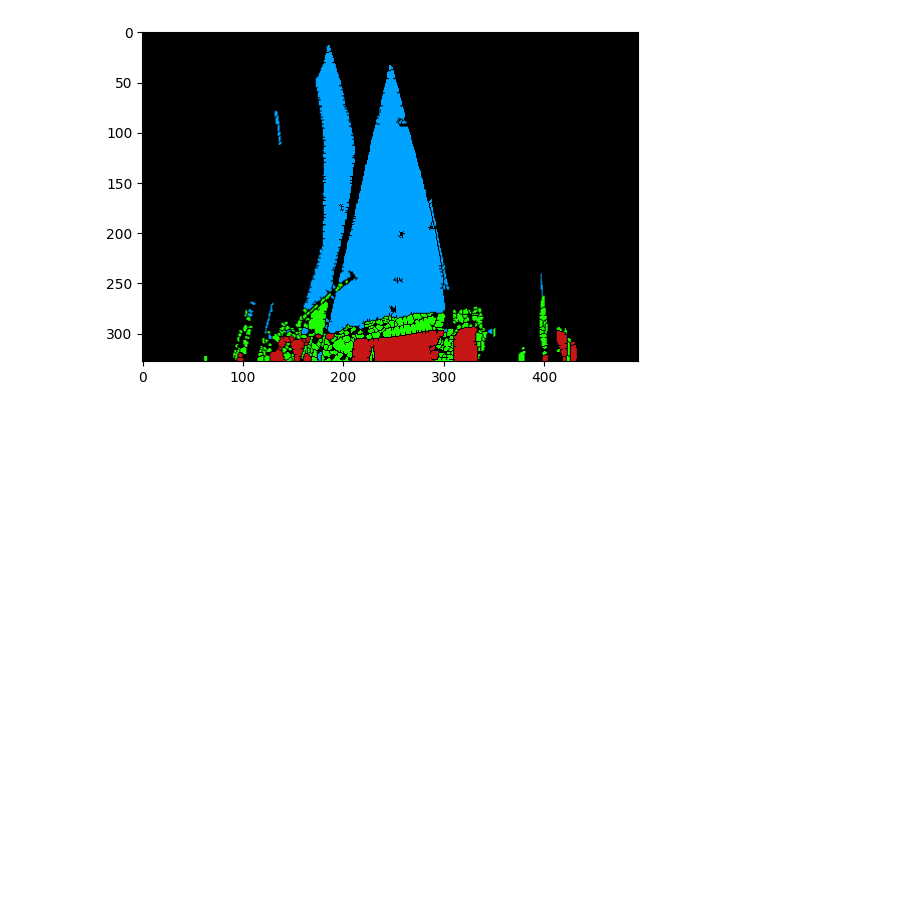
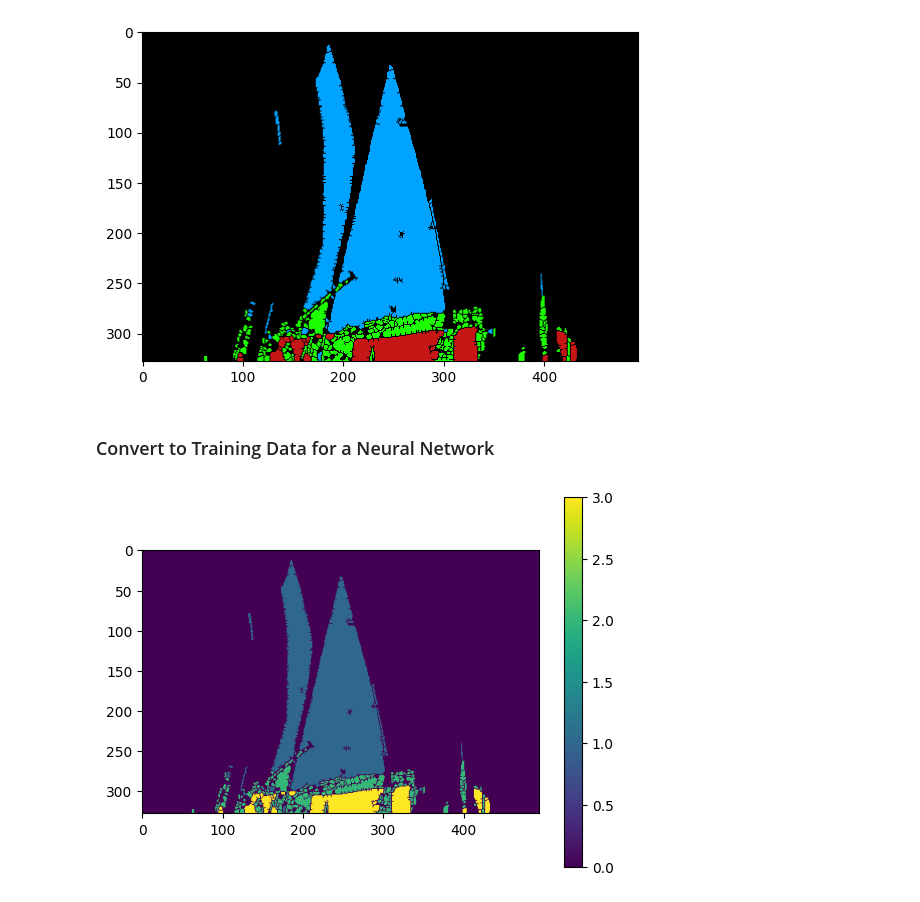
Before and after one commit to MS-Awesome321/2d_World, a Jupyter notebook: demo.ipynb, the cells around one changed output. Cells and saved outputs as stored; diff of their text form; code cells hidden in the pictures; blank space fills up the shorter version.

```diff
--- a/demo.ipynb
+++ b/demo.ipynb
@@ -88,3 +88,12 @@ plt.imshow(segmenter.colored_masks)
 # %% [output]
 <matplotlib.image.AxesImage at 0x...>
 [figure]
+# %% [markdown]
+### Convert to Training Data for a Neural Network
+# %%
+segmenter.number()
+plt.imshow(segmenter.numbered_masks)
+plt.colorbar()
+plt.show()
+# %% [output]
+[figure, added]
```
Also changed, not shown: 3 other files.
